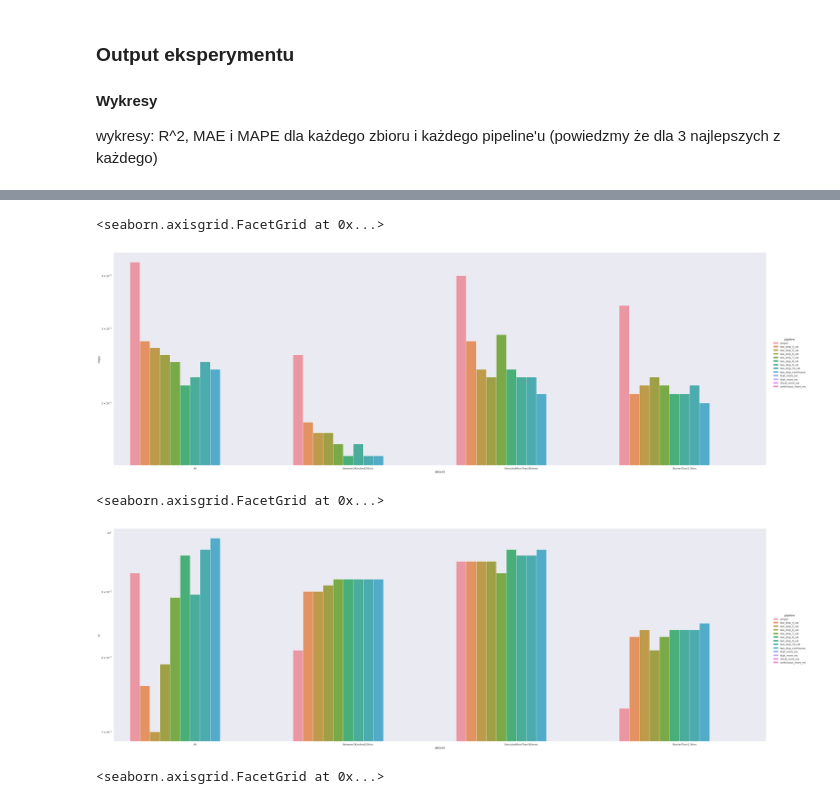
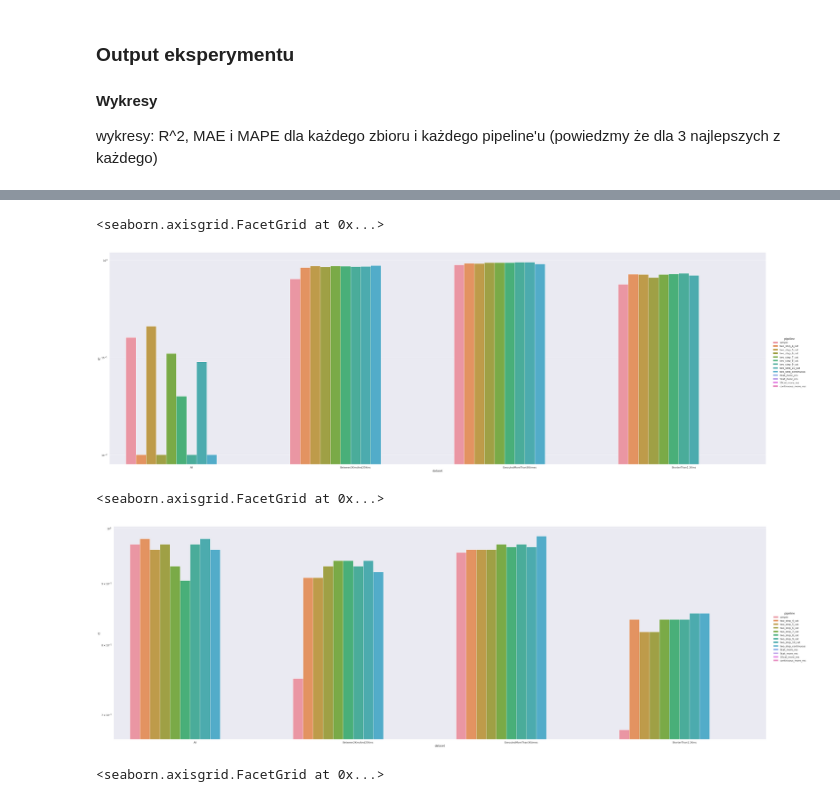
Before and after one commit to mikegpl/job-adiah, a Jupyter notebook: experiments/exp1.ipynb, the cells around one changed output, grey strips where cells are left out. Saved outputs shown, nothing was run; the diff lists cells and outputs as text; code cells hidden in the pictures.

Commit message:
Charts, re-runs, etc

```diff
--- a/experiments/exp1.ipynb
+++ b/experiments/exp1.ipynb
@@ -435,0 +411,2 @@ exp1b_df.head().round(2)
+# %%
+exp1_df = exp1_df.drop("Unnamed: 0", axis=1)
@@ -469,13 +637,13 @@ pipeline_order=["simple","two_step_4_cat","two_step_5_cat","two_step_6_cat","two
 # %%
-bar(errors_df(exp1_df, "mape"), "dataset", "mape", "pipeline", pipeline_order)
+bar(errors_df(exp1_df, "r2"), "dataset", "r2", "pipeline", pipeline_order)
 # %% [output]
 <seaborn.axisgrid.FacetGrid at 0x...>
-[figure, old version]
+[figure, new version]
 # %%
 bar(errors_df(exp1_df, "r2", lambda df: df.idxmax()), "dataset", "r2", "pipeline", pipeline_order)
 # %% [output]
 <seaborn.axisgrid.FacetGrid at 0x...>
-[figure, old version]
+[figure, new version]
 # %%
 bar(errors_df(exp1_df, "adjusted_r2", lambda df: df.idxmax()), "dataset", "adjusted_r2", "pipeline", pipeline_order)
 # %% [output]
```
Also changed, not shown: parts of 22 cells of this notebook, 10 other files.
